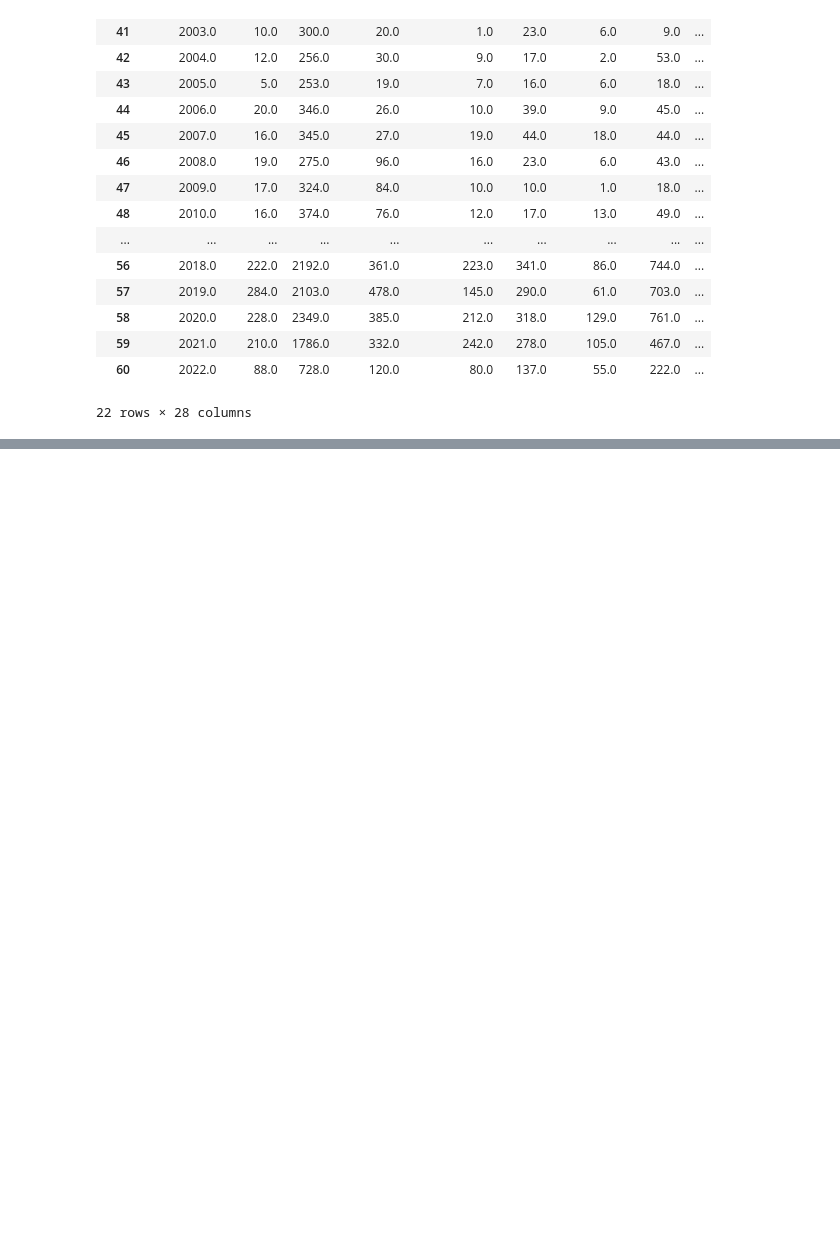
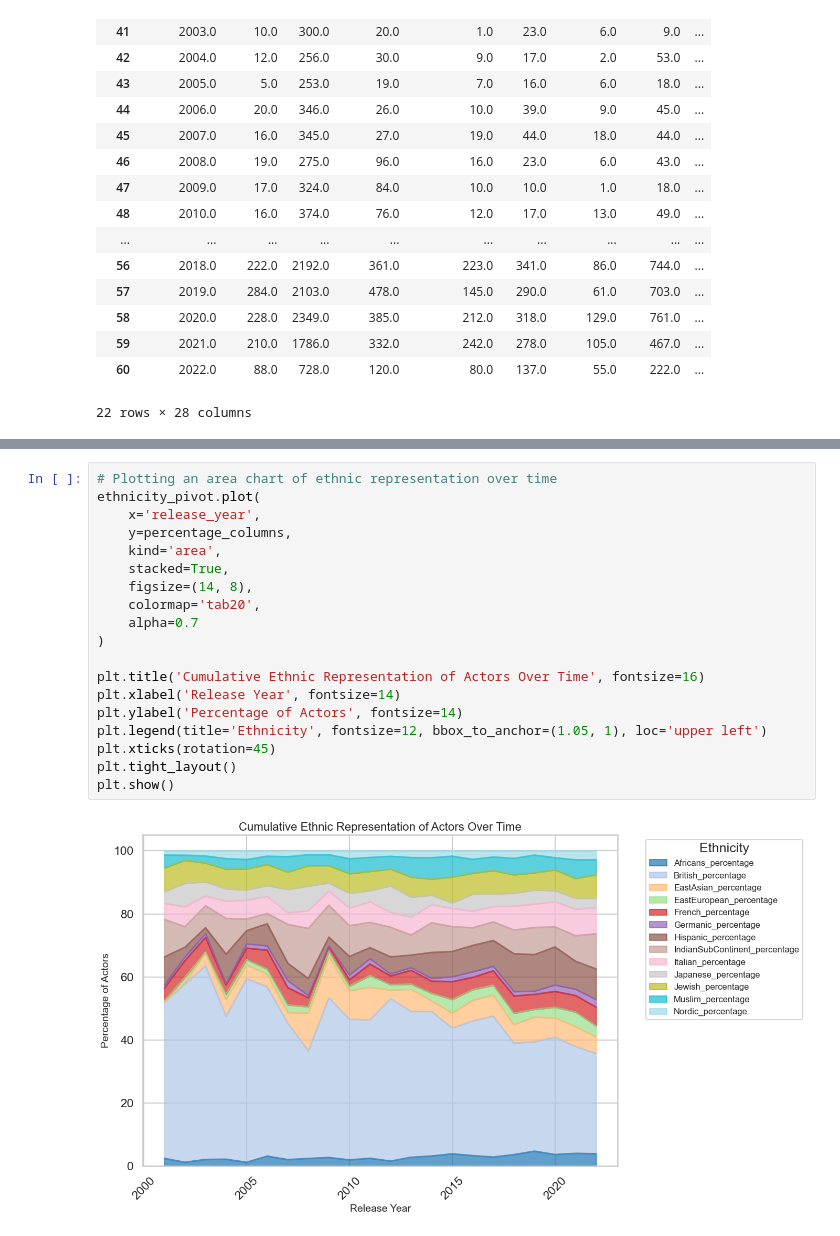
Before and after one commit to cparthiv/RHS-TSA-Data-Science-Qualifier-2024, a Jupyter notebook: main.ipynb, the cells around one changed output, grey strips where cells are left out. Drawn from its saved outputs; the diff is of its cells as text; blank space fills up the shorter version.

```diff
--- a/main.ipynb
+++ b/main.ipynb
@@ -658,0 +690,21 @@ plt.show()
+# %%
+# Plotting an area chart of ethnic representation over time
+ethnicity_pivot.plot(
+    x='release_year',
+    y=percentage_columns,
+    kind='area',
+    stacked=True,
+    figsize=(14, 8),
+    colormap='tab20',
+    alpha=0.7
+)
+
+plt.title('Cumulative Ethnic Representation of Actors Over Time', fontsize=16)
+plt.xlabel('Release Year', fontsize=14)
+plt.ylabel('Percentage of Actors', fontsize=14)
+plt.legend(title='Ethnicity', fontsize=12, bbox_to_anchor=(1.05, 1), loc='upper left')
+plt.xticks(rotation=45)
+plt.tight_layout()
+plt.show()
+# %% [output]
+[figure, added]
```
Also changed, not shown: parts of 4 cells of this notebook.
